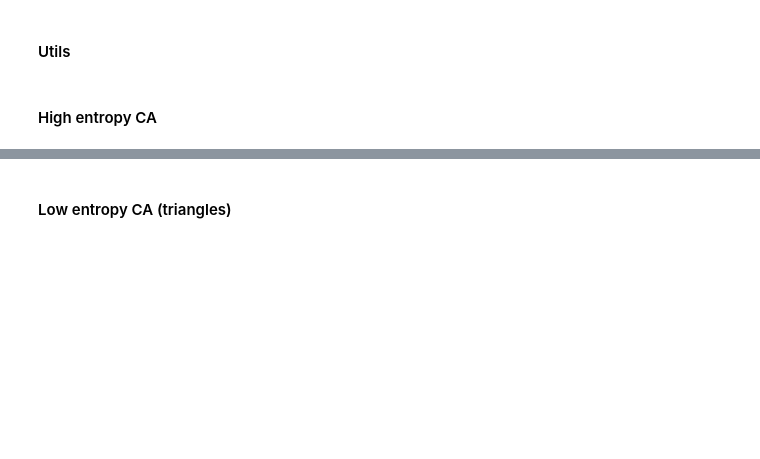
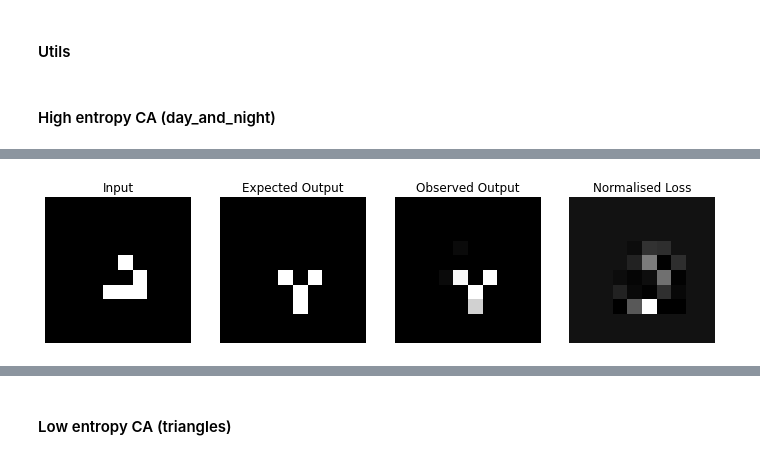
Before and after one commit to luknw/convoca, a Jupyter notebook: lab_cnn_as_ca.ipynb, the cells around one changed output, grey strips where cells are left out. Saved outputs shown, nothing was run; the diff lists cells and outputs as text; code cells hidden in the pictures; blank space fills up the shorter version.

```diff
--- a/lab_cnn_as_ca.ipynb
+++ b/lab_cnn_as_ca.ipynb
@@ -472,8 +493,9 @@ def prune_model_and_test(model, Pruner, config):
     pruner.compress()
     return model_copy
 # %% [markdown]
-#### High entropy CA
+#### High entropy CA (day_and_night)
 # %%
-config_list = [{ 'sparsity': ???, 'op_types': ['default'] }]
+config_list = [{ 'sparsity': 0.1, 'op_types': ['default'] }]
 m = prune_model_and_test(model, LevelPruner, config_list)
 display_sample_output(ca, m)
+# %% [output]
@@ -479,0 +503 @@ display_sample_output(ca, m)
+[figure, added]
```
Also changed, not shown: parts of 23 cells of this notebook, 2 other files.
